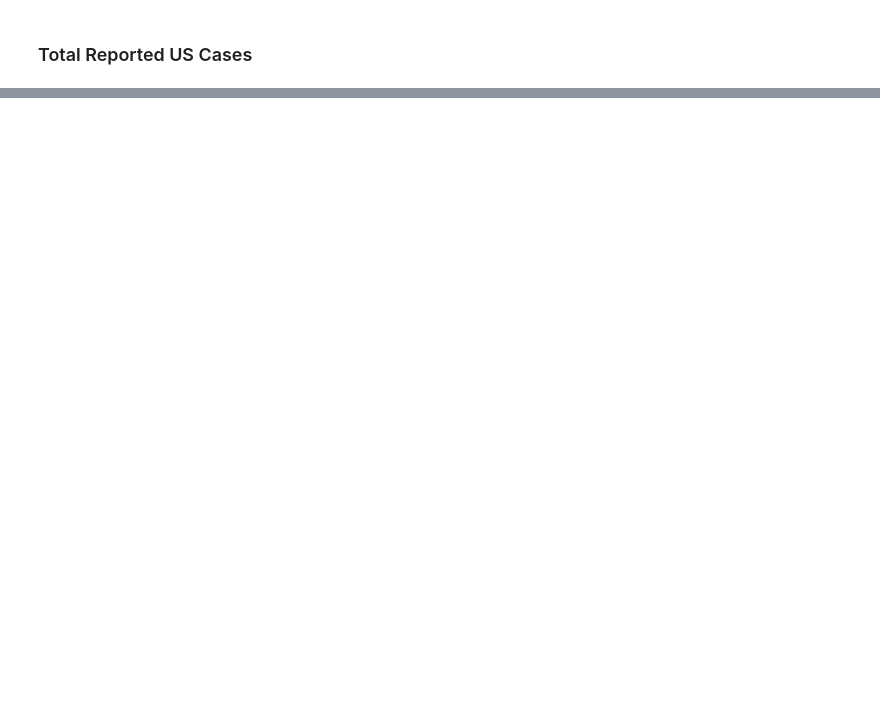
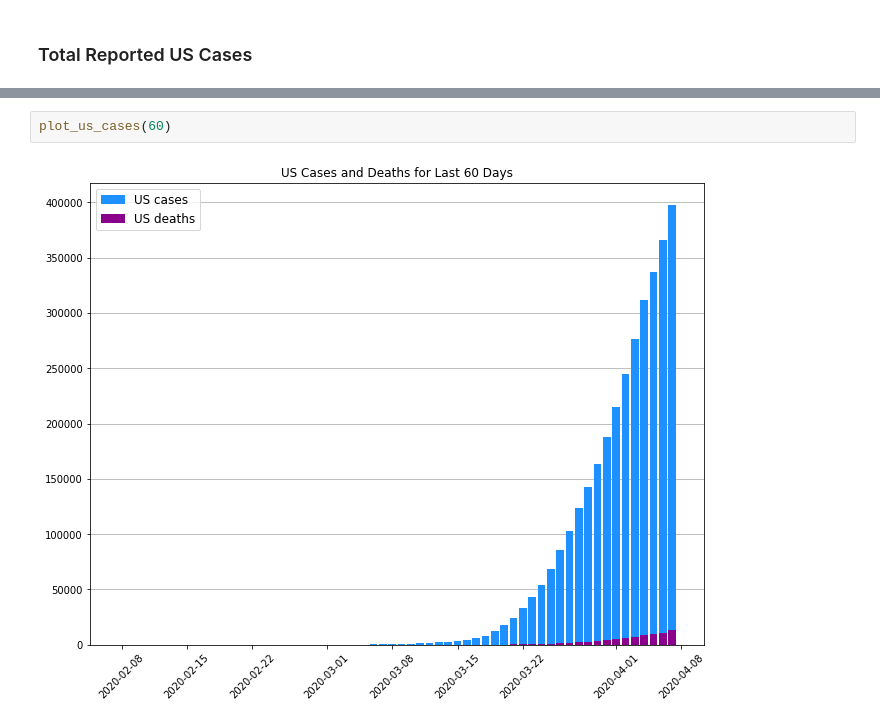
Before and after one commit to ritajett/playground, a Jupyter notebook: covid-data.ipynb, the cells around one changed output, grey strips where cells are left out. Cells and saved outputs as stored; diff of their text form; blank space fills up the shorter version.

```diff
--- a/covid-data.ipynb
+++ b/covid-data.ipynb
@@ -58,0 +55,4 @@ print(national.sort_index(ascending=False).head(n=7))
+# %%
+plot_us_cases(60)
+# %% [output]
+[figure, added]
```
Also changed, not shown: parts of 33 cells of this notebook, 2 other files.
